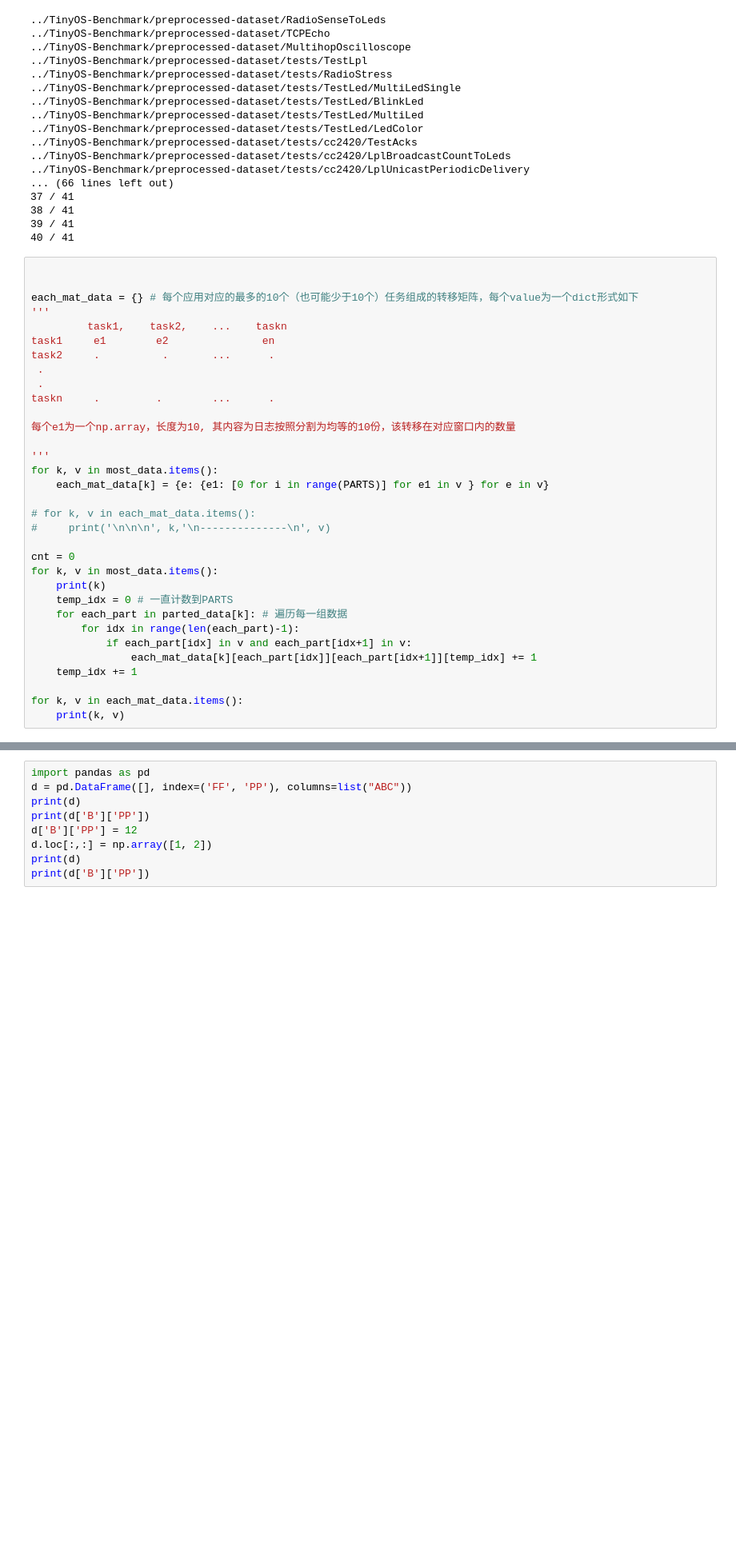
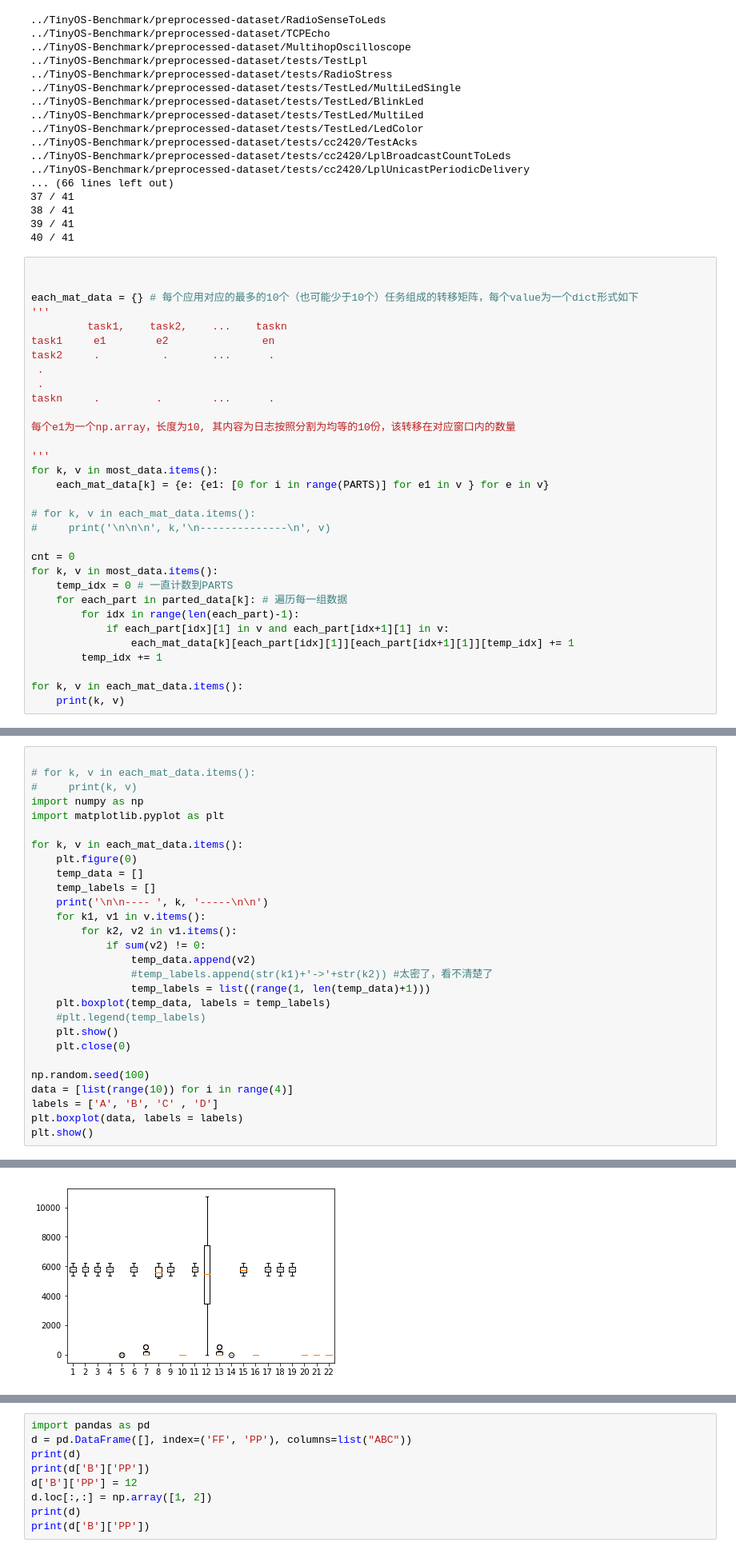
Before and after one commit to NEEMSYS/Thesis-ZhangTe, a Jupyter notebook: chapter3/feature-by-tran.ipynb, the cells around one changed output, grey strips where cells are left out. Shown: that part at 80% size. Saved outputs shown, nothing was run; the diff lists cells and outputs as text; blank space fills up the shorter version.

```diff
--- a/chapter3/feature-by-tran.ipynb
+++ b/chapter3/feature-by-tran.ipynb
@@ -156,13 +156,12 @@ for k, v in most_data.items():
 
 cnt = 0
 for k, v in most_data.items():
-    print(k)
     temp_idx = 0 # 一直计数到PARTS
     for each_part in parted_data[k]: # 遍历每一组数据
         for idx in range(len(each_part)-1):
-            if each_part[idx] in v and each_part[idx+1] in v:
-                each_mat_data[k][each_part[idx]][each_part[idx+1]][temp_idx] += 1
-    temp_idx += 1
+            if each_part[idx][1] in v and each_part[idx+1][1] in v:
+                each_mat_data[k][each_part[idx][1]][each_part[idx+1][1]][temp_idx] += 1
+        temp_idx += 1
 
 for k, v in each_mat_data.items():
     print(k, v)
@@ -186,0 +186,29 @@ for k, v in each_mat_data.items():
+# %%
+
+# for k, v in each_mat_data.items():
+#     print(k, v)
+import numpy as np
+import matplotlib.pyplot as plt
+
+for k, v in each_mat_data.items():
+    plt.figure(0)
+    temp_data = []
+    temp_labels = []
+    print('\n\n---- ', k, '-----\n\n')
+    for k1, v1 in v.items():
+        for k2, v2 in v1.items():
+            if sum(v2) != 0:
+                temp_data.append(v2)
+                #temp_labels.append(str(k1)+'->'+str(k2)) #太密了，看不清楚了
+                temp_labels = list((range(1, len(temp_data)+1)))
+    plt.boxplot(temp_data, labels = temp_labels)
+    #plt.legend(temp_labels)
+    plt.show()
+    plt.close(0)
+
+np.random.seed(100)
+data = [list(range(10)) for i in range(4)]
+labels = ['A', 'B', 'C' , 'D']
+plt.boxplot(data, labels = labels)
+plt.show()
+# %% [output]
@@ -186,0 +216 @@ for k, v in each_mat_data.items():
+[figure, added]
```
Also changed, not shown: parts of 3 cells of this notebook.
